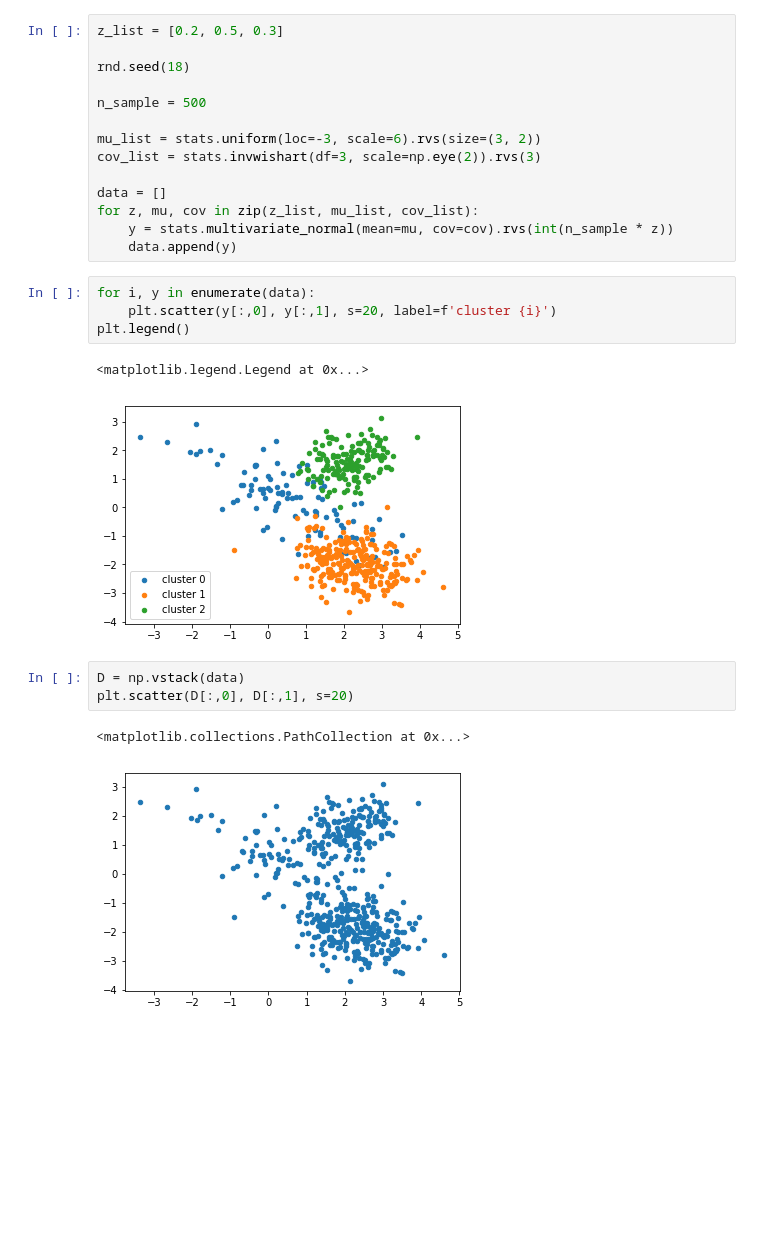
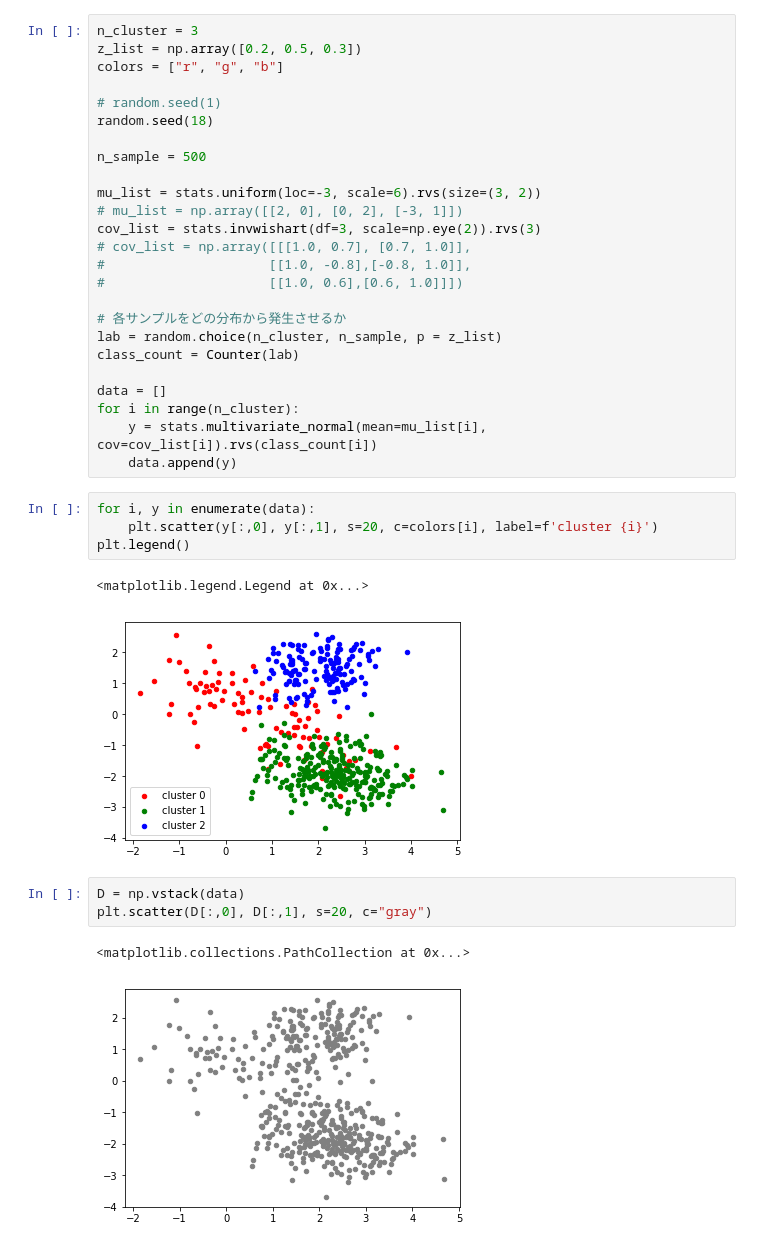
Before and after one commit to kidaufo/StatisticalModeling, a Jupyter notebook: EM algorithm.ipynb, the cells around one changed output. Drawn from its saved outputs; the diff is of its cells as text; blank space fills up the shorter version.

```diff
--- a/EM algorithm.ipynb
+++ b/EM algorithm.ipynb
@@ -7,28 +8,39 @@ import seaborn as sns
 %matplotlib inline
 # %%
-z_list = [0.2, 0.5, 0.3]
+n_cluster = 3
+z_list = np.array([0.2, 0.5, 0.3])
+colors = ["r", "g", "b"]
 
-rnd.seed(18)
+# random.seed(1)
+random.seed(18)
 
 n_sample = 500
 
 mu_list = stats.uniform(loc=-3, scale=6).rvs(size=(3, 2))
+# mu_list = np.array([[2, 0], [0, 2], [-3, 1]])
 cov_list = stats.invwishart(df=3, scale=np.eye(2)).rvs(3)
+# cov_list = np.array([[[1.0, 0.7], [0.7, 1.0]],
+#                     [[1.0, -0.8],[-0.8, 1.0]],
+#                     [[1.0, 0.6],[0.6, 1.0]]])
+
+# 各サンプルをどの分布から発生させるか
+lab = random.choice(n_cluster, n_sample, p = z_list)
+class_count = Counter(lab)
 
 data = []
-for z, mu, cov in zip(z_list, mu_list, cov_list):
-    y = stats.multivariate_normal(mean=mu, cov=cov).rvs(int(n_sample * z))
+for i in range(n_cluster):
+    y = stats.multivariate_normal(mean=mu_list[i], cov=cov_list[i]).rvs(class_count[i])
     data.append(y)
 # %%
 for i, y in enumerate(data):
-    plt.scatter(y[:,0], y[:,1], s=20, label=f'cluster {i}')
+    plt.scatter(y[:,0], y[:,1], s=20, c=colors[i], label=f'cluster {i}')
 plt.legend()
 # %% [output]
 <matplotlib.legend.Legend at 0x...>
-[figure, old version]
+[figure, new version]
 # %%
 D = np.vstack(data)
-plt.scatter(D[:,0], D[:,1], s=20)
+plt.scatter(D[:,0], D[:,1], s=20, c="gray")
 # %% [output]
 <matplotlib.collections.PathCollection at 0x...>
-[figure, old version]
+[figure, new version]
```
Also changed, not shown: parts of 18 cells of this notebook.
